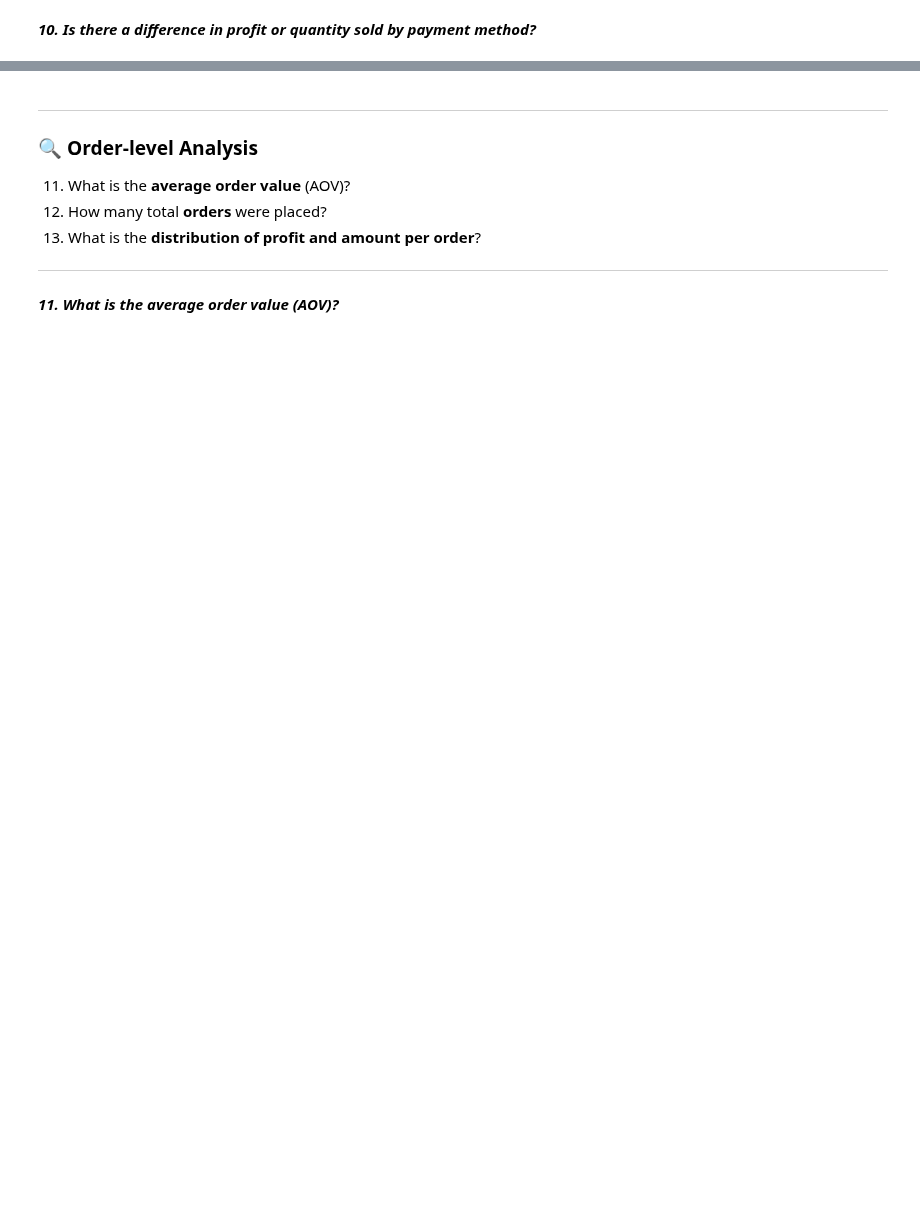
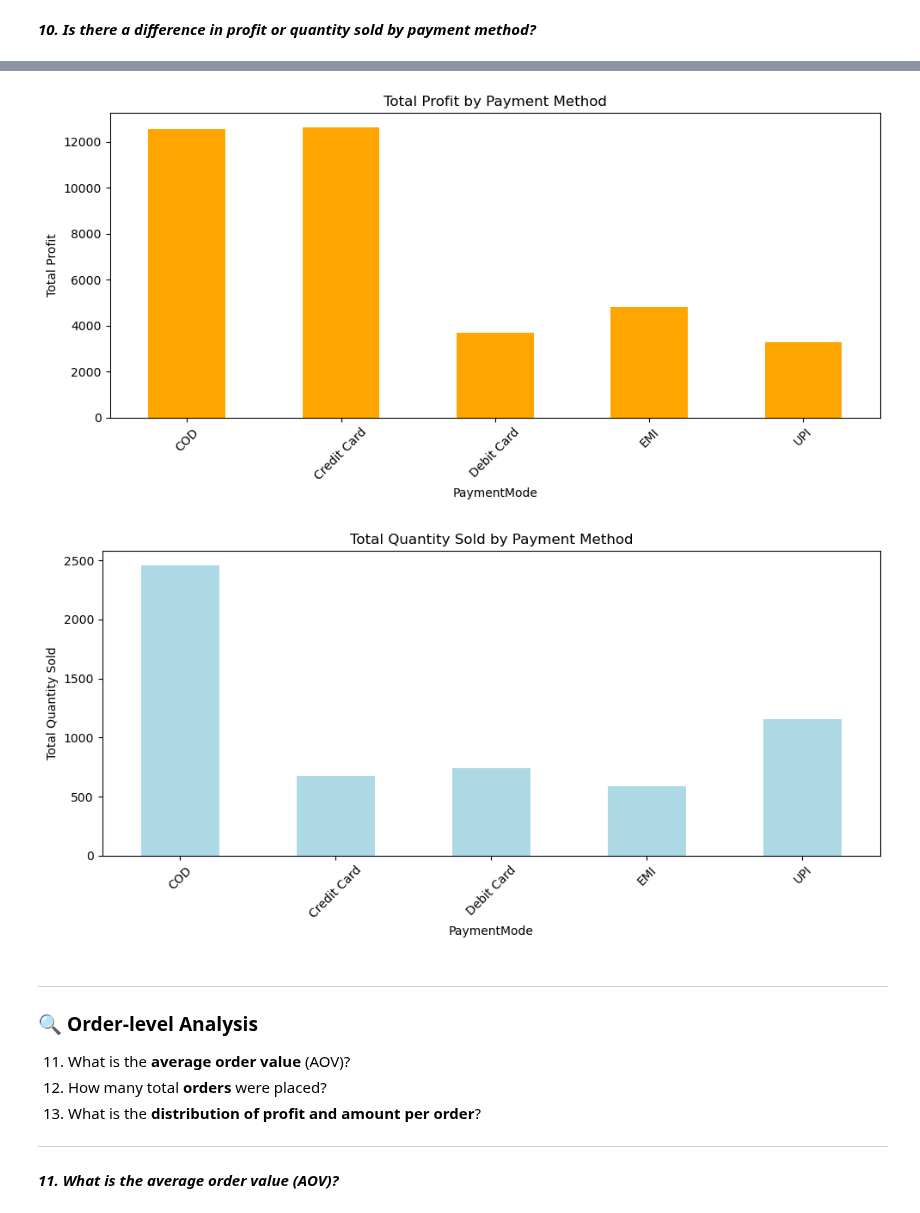
Before and after one commit to TimotheeNkwar/Data-Science-projects, a Jupyter notebook: project 6/Online Sales Data.ipynb, the cells around one changed output, grey strips where cells are left out. Drawn from its saved outputs; the diff is of its cells as text; code cells hidden in the pictures; blank space fills up the shorter version.

```diff
--- a/project 6/Online Sales Data.ipynb
+++ b/project 6/Online Sales Data.ipynb
@@ -225,2 +297,11 @@ Leggings            2106    -130
 # %% [markdown]
 ***10. Is there a difference in **profit or quantity sold by payment method**?***
+# %%
+# Group by PaymentMode and calculate total profit and total quantity sold
+payment_summary = data.groupby("PaymentMode")[["Profit", "Quantity"]].sum()
+
+# You can also calculate the average for each
+payment_avg = data.groupby("PaymentMode")[["Profit", "Quantity"]].mean()
+
+print("Total Profit and Quantity Sold by Payment Method:\n", payment_summary)
+print("\nAverage Profit and Quantity Sold by Payment Method:\n", payment_avg)
@@ -227,3 +326,22 @@ Leggings            2106    -130
+# %%
+# Plot for total profit by PaymentMode
+payment_summary["Profit"].plot(kind="bar", figsize=(10,5), color='orange')
+plt.title("Total Profit by Payment Method")
+plt.ylabel("Total Profit")
+plt.xticks(rotation=45)
+plt.tight_layout()
+plt.show()
+
+# Plot for total quantity sold by PaymentMode
+payment_summary["Quantity"].plot(kind="bar", figsize=(10,5), color='lightblue')
+plt.title("Total Quantity Sold by Payment Method")
+plt.ylabel("Total Quantity Sold")
+plt.xticks(rotation=45)
+plt.tight_layout()
+plt.show()
+# %% [output]
+[figure, added]
+[figure, added]
 # %% [markdown]
 ---
 ### 🔍 **Order-level Analysis**
```
Also changed, not shown: parts of 12 cells of this notebook.
